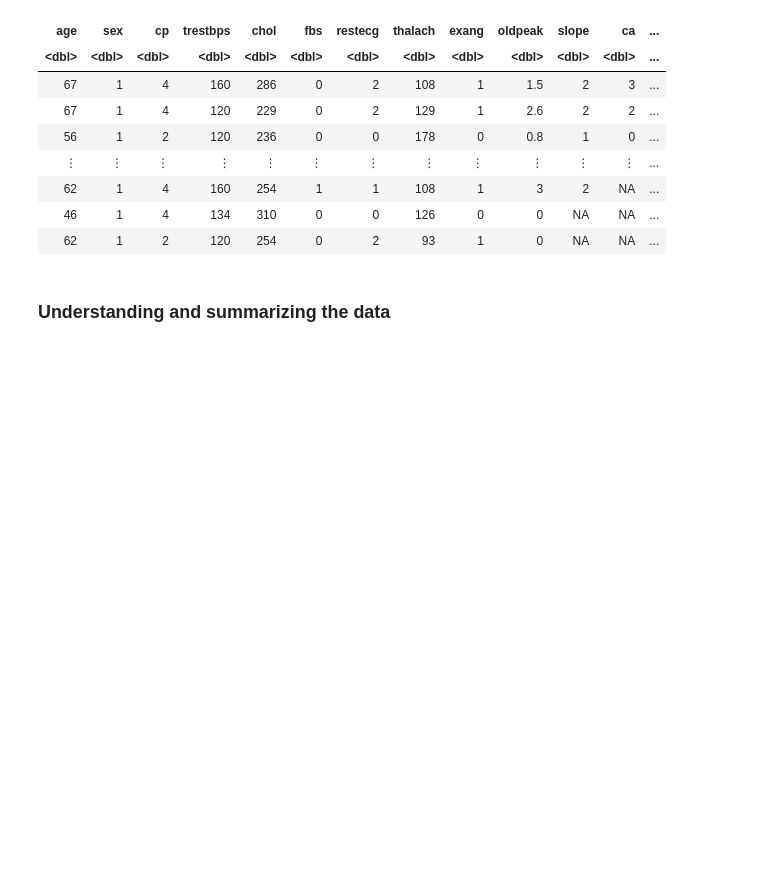
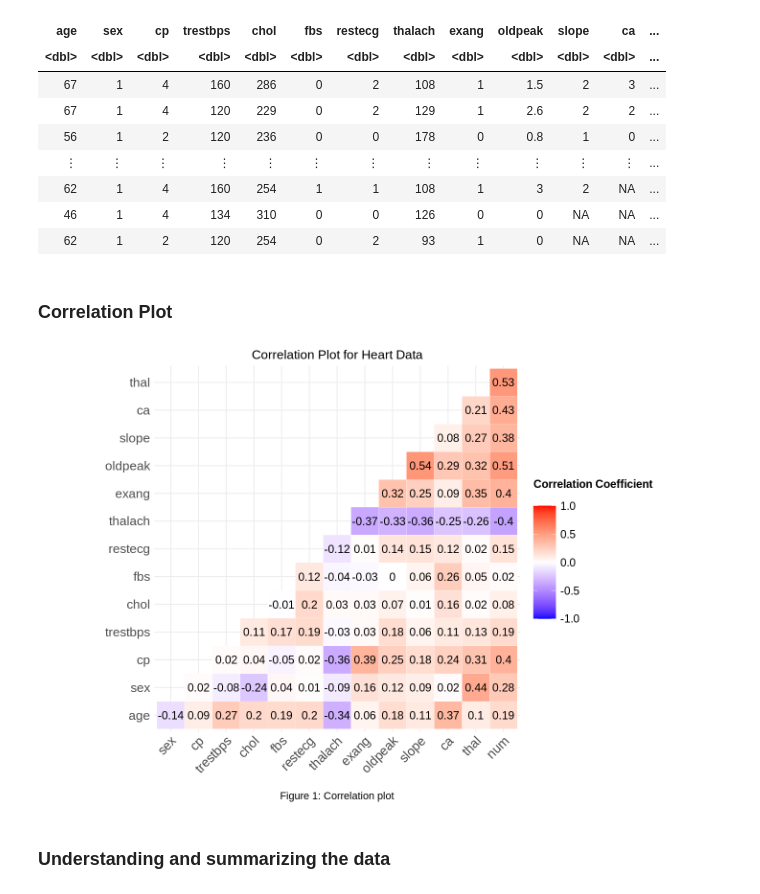
Before and after one commit to kareenaka/dsci100project_kareenakak, a Jupyter notebook: project_proposal.ipynb, the cells around one changed output. Saved outputs shown, nothing was run; the diff lists cells and outputs as text; code cells hidden in the pictures; blank space fills up the shorter version.

```diff
--- a/project_proposal.ipynb
+++ b/project_proposal.ipynb
@@ -181,6 +158,41 @@ A tibble: 231 × 14
 | 62 | 1 | 4 | 160 | 254 | 1 | 1 | 108 | 1 | 3 | 2 | NA | ... |
 | 46 | 1 | 4 | 134 | 310 | 0 | 0 | 126 | 0 | 0 | NA | NA | ... |
 | 62 | 1 | 2 | 120 | 254 | 0 | 2 | 93 | 1 | 0 | NA | NA | ... |
+# %% [markdown]
+### Correlation Plot
+# %%
+options(repr.plot.width = 12, repr.plot.height = 8)
+
+# The R package corrplot is a tool which can help detect hidden patterns among variables
+
+corr_plot <-
+    heart_train |>
+    mutate(num = ifelse(num == "presence", TRUE, FALSE) |> as.numeric()) |>       # ensuring the data is suitable for modelling (pre-processing step)
+    cor(use="complete.obs") |>  # skips NA value rows
+    ggcorrplot(outline.col = "white",      # formatting the correlation plot
+               type = "lower",
+               lab = TRUE,
+               lab_size = 5,
+               tl.cex = 16,
+               legend.title = "Correlation Coefficient\n") +
+    labs(title = "Correlation Plot for Heart Data",
+         caption = "\nFigure 1: Correlation plot") +
+    theme(legend.title = element_text(size = 14, face = "bold"),       # formatting the correlation plot
+          legend.text = element_text(size = 14),
+          legend.key.size = unit(1, "cm"),
+          plot.title = element_text(size = 16, hjust = 0.5),
+          plot.caption = element_text(size = 13, hjust = 0.5))
+
+corr_plot
+
+
+# IMPORTANT NOTE: from this plot, more specifically the most right hand column of correlation values, I have picked the following predictor variables for my data analysis:
+    # 1. thal : thalassemia health condition level (3 = normal, 6 = fixed defect, 7 = reversable defect)
+    # 2. ca : number of major vessels (0-3) colored by fluoroscopy)
+    # 3. exang : exercise-induced angina (0 = false, 1 = true)
+    # 4: thalach : maximum heart rate achieved
+# %% [output]
+[figure, new version]
 # %% [markdown]
 ### Understanding and summarizing the data
 # %%
```
Also changed, not shown: parts of 21 cells of this notebook.
